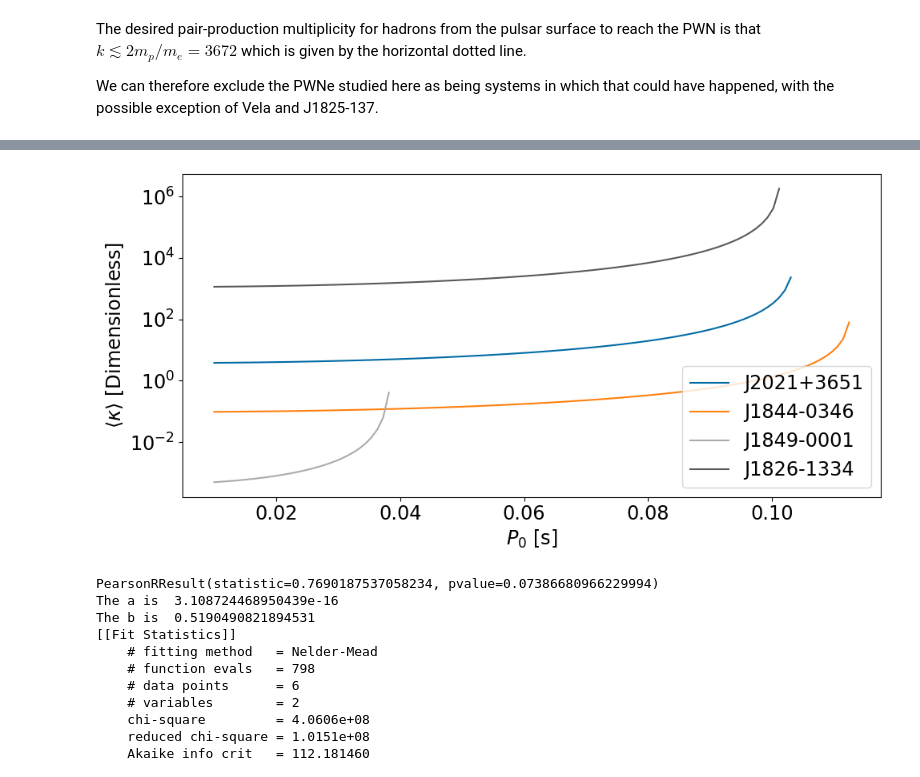
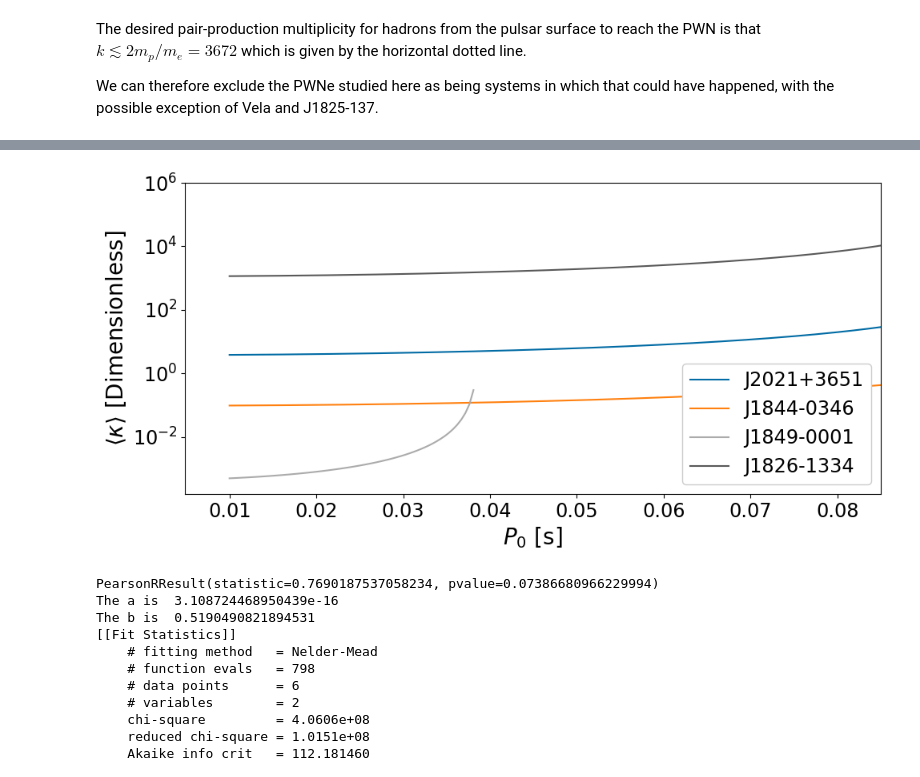
Before and after one commit to STSpencer/psrprops, a Jupyter notebook: PSR_PWN_Testing_giacintiedot.ipynb, the cells around one changed output, grey strips where cells are left out. Drawn from its saved outputs; the diff is of its cells as text; code cells hidden in the pictures.

```diff
--- a/PSR_PWN_Testing_giacintiedot.ipynb
+++ b/PSR_PWN_Testing_giacintiedot.ipynb
@@ -971,29 +1085,31 @@ np.savetxt('J1825y.txt',k_p0[mask].value)
 # %%
 #LHAASO Sources Plot
 
 fig=plt.figure(figsize=(10,5))
 
 x2018=np.genfromtxt('J2018x.txt')
 y2018=np.genfromtxt('J2018y.txt')
 plt.plot(x2018,y2018,label='J2021+3651')
 x1843=np.genfromtxt('J1843x.txt')
 y1843=np.genfromtxt('J1843y.txt')
 plt.plot(x1843,y1843,label='J1844-0346')
 x1849=np.genfromtxt('J1849x.txt')
 y1849=np.genfromtxt('J1849y.txt')
 plt.plot(x1849,y1849,label='J1849-0001')
 x1825=np.genfromtxt('J1825x.txt')
 y1825=np.genfromtxt('J1825y.txt')
 plt.plot(x1825,y1825,label='J1826-1334')
-plt.ylabel(r"$\langle \kappa \rangle\ \mathrm{[Dimensionless]}$")
-plt.xlabel("$P_0\ \mathrm{[s]}$")
+plt.ylabel(r"$\langle \kappa \rangle\ \mathrm{[Dimensionless]}$",fontsize=20)
+plt.xlabel("$P_0\ \mathrm{[s]}$",fontsize=20)
 plt.semilogy()
 #plt.axhline(y=2*c.m_p/c.m_e,color='k',linestyle=':',label='$2m_p/m_e$')
-plt.legend(loc=4)
+plt.xlim(right=0.085)
+plt.ylim(top=1e6)
+plt.legend(loc=4,framealpha=1)
 plt.tight_layout()
 plt.savefig('lhassoplot.png',dpi=300)
 # %% [output]
-[figure, old version]
+[figure, new version]
 # %%
 from lmfit import Parameters,minimize, fit_report
 from scipy.stats import pearsonr
```
Also changed, not shown: parts of 17 cells of this notebook, 1 other file.
